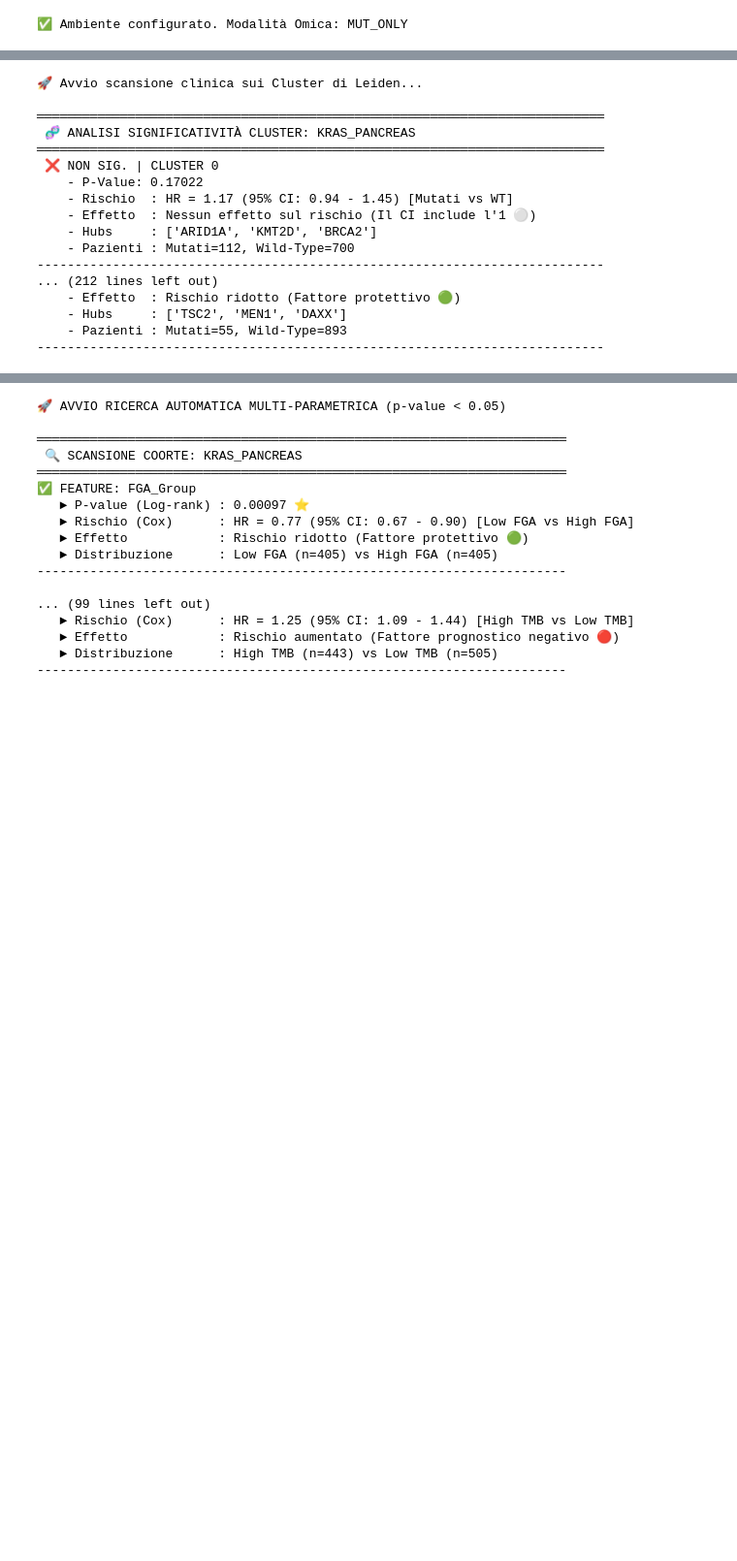
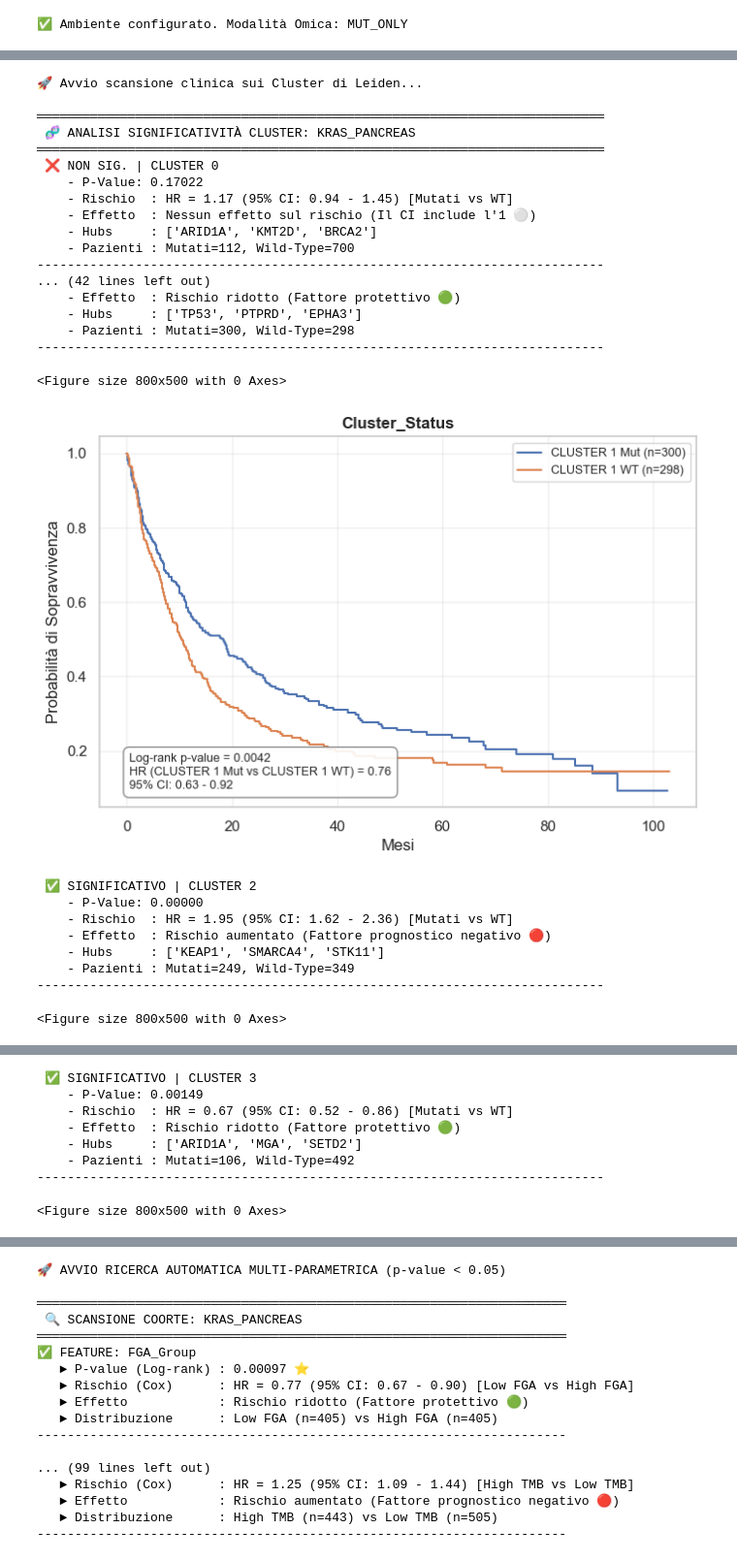
Before and after one commit to MicheleP1004/DHL_prj, a Jupyter notebook: full_try/stratification_analysis.ipynb, the cells around one changed output, grey strips where cells are left out. Shown at 97% size. Drawn from its saved outputs; the diff is of its cells as text; code cells hidden in the pictures; blank space fills up the shorter version.

```diff
--- a/full_try/stratification_analysis.ipynb
+++ b/full_try/stratification_analysis.ipynb
@@ -320,37 +349,47 @@ for coorte in COORTI:
                         print(f"    - Effetto  : {interpretazione}")  # <--- STAMPA L'INTERPRETAZIONE
                         print(f"    - Hubs     : {valid_genes}")
                         print(f"    - Pazienti : Mutati={len(group_mut)}, Wild-Type={len(group_wt)}")
                         print("-" * 75)
 
                         # Decommenta qui sotto per stampare i grafici per i cluster significativi
-                        # if p_value < 0.05:
-                        #     plt.figure(figsize=(8, 5))
-                        #     plot_kaplan_meier(df_c, group_col='Cluster_Status')
-                        #     plt.show()
+                        if p_value < 0.05:
+                             plt.figure(figsize=(8, 5))
+                             plot_kaplan_meier(df_c, group_col='Cluster_Status')
+                             plt.show()
 
                     else:
                         print(f" ⚠️ {cluster_name}: Pazienti insufficienti per statistica affidabile (Mut={len(group_mut)}, WT={len(group_wt)}).")
                         print("-" * 75)
                 else:
                     print(f" ⚠️ {cluster_name}: Nessun Hub del report trovato in matrice.")
                     print("-" * 75)
     else:
         print(f"❌ File clinico non trovato in {path_clinical}")
 # %% [output]
 🚀 Avvio scansione clinica sui Cluster di Leiden...
 
 ═══════════════════════════════════════════════════════════════════════════
  🧬 ANALISI SIGNIFICATIVITÀ CLUSTER: KRAS_PANCREAS
 ═══════════════════════════════════════════════════════════════════════════
  ❌ NON SIG. | CLUSTER 0
     - P-Value: 0.17022
     - Rischio  : HR = 1.17 (95% CI: 0.94 - 1.45) [Mutati vs WT]
     - Effetto  : Nessun effetto sul rischio (Il CI include l'1 ⚪)
     - Hubs     : ['ARID1A', 'KMT2D', 'BRCA2']
     - Pazienti : Mutati=112, Wild-Type=700
 ---------------------------------------------------------------------------
-... (212 lines left out)
+... (42 lines left out)
     - Effetto  : Rischio ridotto (Fattore protettivo 🟢)
-    - Hubs     : ['TSC2', 'MEN1', 'DAXX']
-    - Pazienti : Mutati=55, Wild-Type=893
+    - Hubs     : ['TP53', 'PTPRD', 'EPHA3']
+    - Pazienti : Mutati=300, Wild-Type=298
 ---------------------------------------------------------------------------
+<Figure size 800x500 with 0 Axes>
+[figure, added]
+ ✅ SIGNIFICATIVO | CLUSTER 2
+    - P-Value: 0.00000
+    - Rischio  : HR = 1.95 (95% CI: 1.62 - 2.36) [Mutati vs WT]
+    - Effetto  : Rischio aumentato (Fattore prognostico negativo 🔴)
+    - Hubs     : ['KEAP1', 'SMARCA4', 'STK11']
+    - Pazienti : Mutati=249, Wild-Type=349
+---------------------------------------------------------------------------
+<Figure size 800x500 with 0 Axes>
@@ -356,0 +397,8 @@ for coorte in COORTI:
+ ✅ SIGNIFICATIVO | CLUSTER 3
+    - P-Value: 0.00149
+    - Rischio  : HR = 0.67 (95% CI: 0.52 - 0.86) [Mutati vs WT]
+    - Effetto  : Rischio ridotto (Fattore protettivo 🟢)
+    - Hubs     : ['ARID1A', 'MGA', 'SETD2']
+    - Pazienti : Mutati=106, Wild-Type=492
+---------------------------------------------------------------------------
+<Figure size 800x500 with 0 Axes>
```
Also changed, not shown: parts of 9 cells of this notebook.
